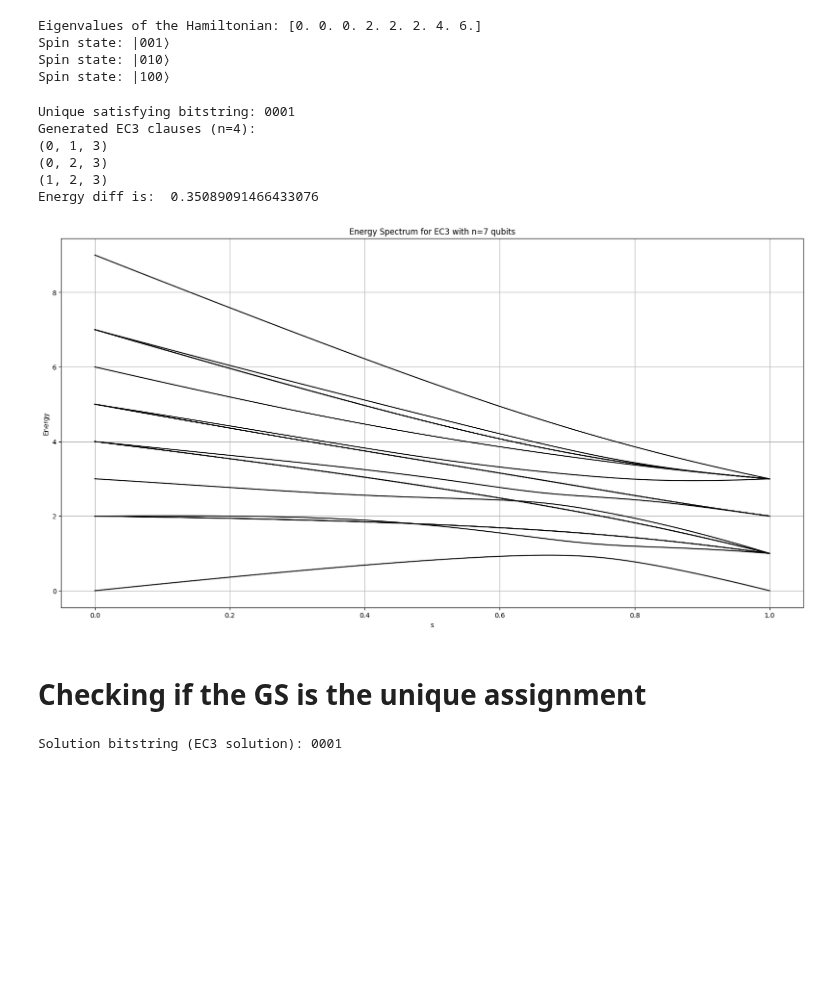
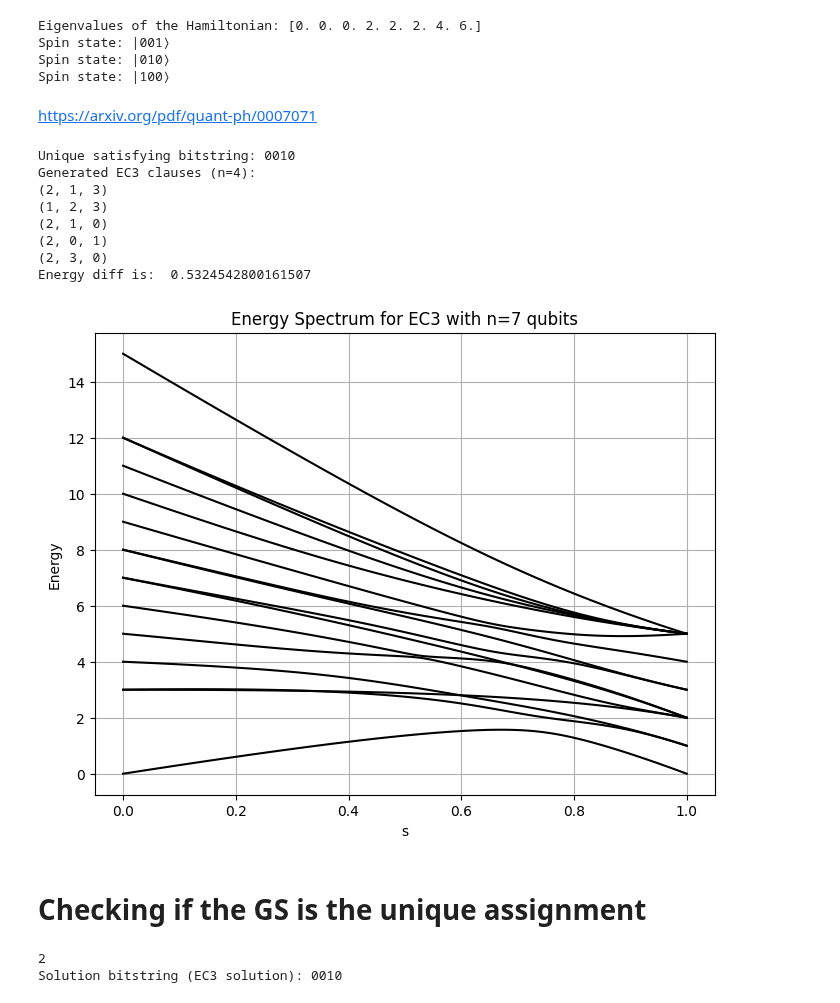
Before and after one commit to chenscheimq/QEC, a Jupyter notebook: EC3/EC3_q.ipynb, the cells around one changed output. Saved outputs shown, nothing was run; the diff lists cells and outputs as text; code cells hidden in the pictures; blank space fills up the shorter version.

```diff
--- a/EC3/EC3_q.ipynb
+++ b/EC3/EC3_q.ipynb
@@ -66,3 +67,5 @@ def generate_unique_ec3_instance(n_qubits, n_clauses, satisfying_assignment):
             clauses.add(clause)
 
     return sorted(list(clauses))
+# %% [markdown]
+https://arxiv.org/pdf/quant-ph/0007071
@@ -70,10 +125,14 @@ def generate_unique_ec3_instance(n_qubits, n_clauses, satisfying_assignment):
 # Number of qubits
 n_qubits = 4
 
-unique_solution = generate_random_solution(n_qubits)
-clauses = generate_unique_ec3_instance(n_qubits, 3, unique_solution)
+clauses, satisfying_assignment = generate_ec3_instance(n_qubits)
 
-print(f"Unique satisfying bitstring: {''.join(map(str, unique_solution))}")
+# unique_solution = generate_random_solution(n_qubits)
+# print(unique_solution)
+# clauses = generate_unique_ec3_instance(n_qubits, 3, unique_solution)
+
+print(f"Unique satisfying bitstring: {''.join(map(str, satisfying_assignment))}")
+
 print(f"Generated EC3 clauses (n={n_qubits}):")
 for clause in clauses:
     print(clause)
@@ -131,50 +190,81 @@ Hb = Qobj(Hb.data, dims=Hp.dims)
 
 energy_diff = None
 # Calculate the energy spectrum
 energy_spectrum = []
 for s in s_values:
     H = H_t(s, Hp, Hb)
     energies = H.eigenenergies()
     energy_spectrum.append(energies)
 
     eg_inst = energies[1] - energies[0]
     if not energy_diff:
         energy_diff = eg_inst
     if energy_diff > eg_inst:
         energy_diff = eg_inst
 
 print("Energy diff is: ", energy_diff)
 
 energy_spectrum = np.array(energy_spectrum)
 # Plot the energy spectrum
-plt.figure(figsize=(20, 10))
+plt.figure(figsize=(8, 6))
 for i in range(2**n_qubits):
     plt.plot(s_values, energy_spectrum[:, i], color='black')
 
 plt.xlabel('s')
 plt.ylabel('Energy')
 plt.title('Energy Spectrum for EC3 with n=7 qubits')
 plt.grid(True)
 plt.show()
 # %% [output]
-Unique satisfying bitstring: 0001
+Unique satisfying bitstring: 0010
 Generated EC3 clauses (n=4):
-(0, 1, 3)
-(0, 2, 3)
+(2, 1, 3)
 (1, 2, 3)
-Energy diff is:  0.35089091466433076
+(2, 1, 0)
+(2, 0, 1)
+(2, 3, 0)
+Energy diff is:  0.5324542800161507
-[figure, old version]
+[figure, new version]
 # %% [markdown]
 # Checking if the GS is the unique assignment
 # %%
-eigenvalues, eigenstates = Hp.eigenstates()
+def bose_einstein_distribution(energy_diff, temperature):
+    if temperature == 0:
+        return 0
+    return 1 / (np.exp(energy_diff / (temperature)) - 1)
 
-ground_state = eigenstates[np.argmin(eigenvalues)]
+def dissipator(ops, temperature, energy_diff, l):
+    Nba = bose_einstein_distribution(energy_diff, temperature)
+    factor = initial_gs.dag()*ops*final_gs*final_gs.dag()*ops.dag()*initial_gs
+    return np.sqrt(l * Nba * factor) * ops
+    # return np.sqrt(l * Nba) * ops
 
-solution_bitstring_index = np.argmax(np.abs(ground_state.full()))
-solution_bitstring = f"{solution_bitstring_index:0{n_qubits}b}"
+def H_s_t(t, Hp, Hb, t_max):
+    s = t / t_max
+    return (1 - s) * Hb + s * Hp
 
-print(f"Solution bitstring (EC3 solution): {solution_bitstring}")
+def rho_P(T):
+    eigenvalues, eigenstates = Hp.eigenstates()
+    Z = np.sum([np.exp(-ev / T) for ev in eigenvalues])
+    # Thermal density matrix
+    return sum([np.exp(-eigenvalues[i] / T) * eigenstates[i] * eigenstates[i].dag() for i in range(len(eigenstates))]) / Z
-# %% [output]
-Solution bitstring (EC3 solution): 0001
+# %%
+# Ground state of Hb at the beginning of the protocol |a>
+initial_gs = Hb.groundstate()[1]
+# Ground state of Hp at the ending of the protocol |b>
+final_gs = Hp.groundstate()[1]
+
+eigenvalues_final, eigenstates_final = Hp.eigenstates()
+eigenvalues_initial, eigenstates_initial = Hb.eigenstates()
+
+omega_ba = eigenvalues_final[0] - eigenvalues_initial[0]
+
+solution_bitstring_index = np.argmax(np.abs(final_gs.full()))
+print(solution_bitstring_index)
+solution_bitstring = f"{solution_bitstring_index:0{n_qubits}b}"
+
+print(f"Solution bitstring (EC3 solution): {solution_bitstring}")
+# %% [output]
+2
+Solution bitstring (EC3 solution): 0010
 # %%
```
Also changed, not shown: parts of 4 cells of this notebook.
